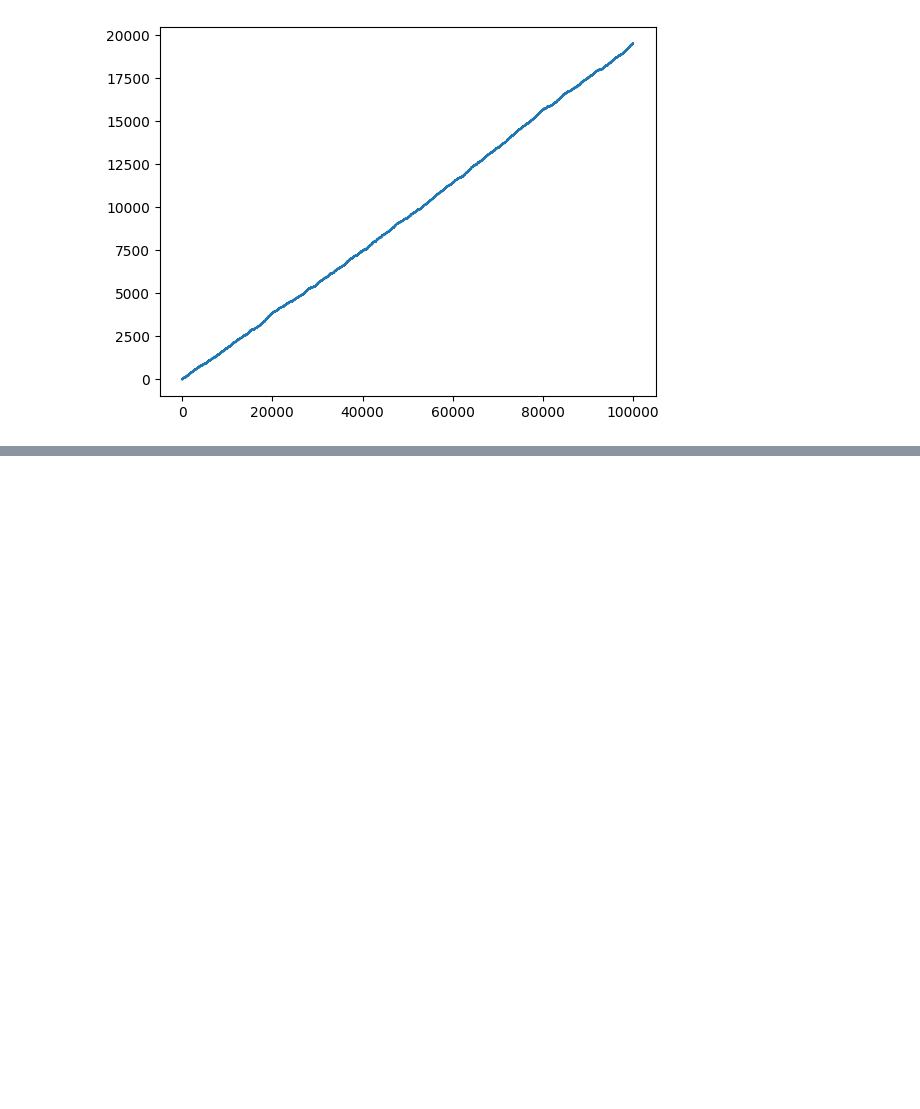
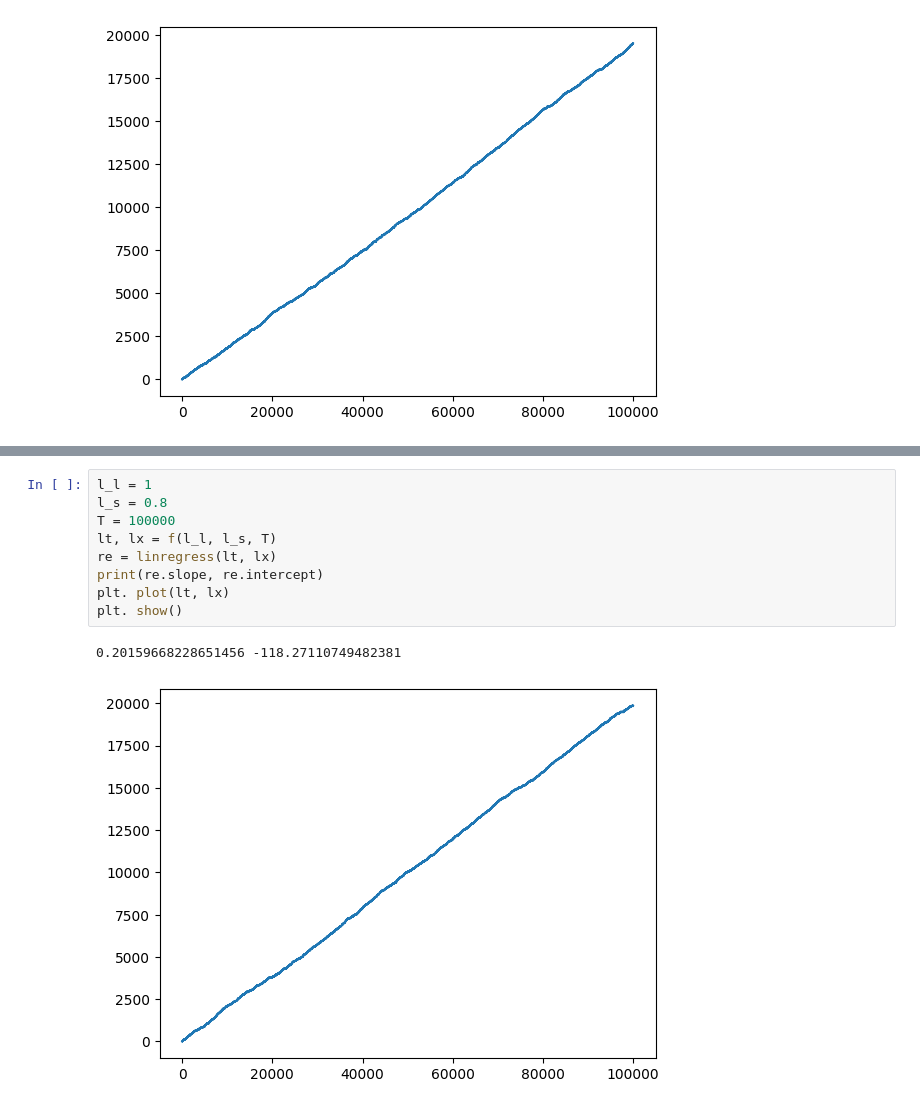
Before and after one commit to Jair-RM/Simulacion-I-Figols, a Jupyter notebook: Ejercicio_15_Oct_(Lineas_de_espera).ipynb, the cells around one changed output, grey strips where cells are left out. Saved outputs shown, nothing was run; the diff lists cells and outputs as text; blank space fills up the shorter version.

```diff
--- a/Ejercicio_15_Oct_(Lineas_de_espera).ipynb
+++ b/Ejercicio_15_Oct_(Lineas_de_espera).ipynb
@@ -190,0 +283,12 @@ plt.show()
+# %%
+l_l = 1
+l_s = 0.8
+T = 100000
+lt, lx = f(l_l, l_s, T)
+re = linregress(lt, lx)
+print(re.slope, re.intercept)
+plt. plot(lt, lx)
+plt. show()
+# %% [output]
+0.20159668228651456 -118.27110749482381
+[figure, added]
```
Also changed, not shown: parts of 9 cells of this notebook.
